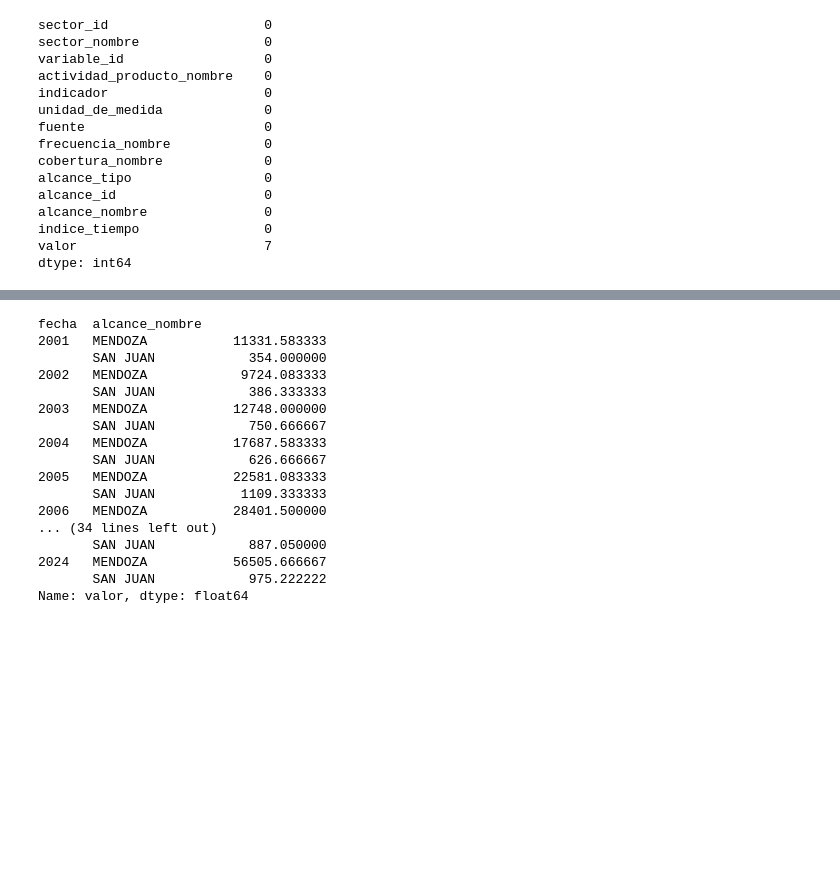
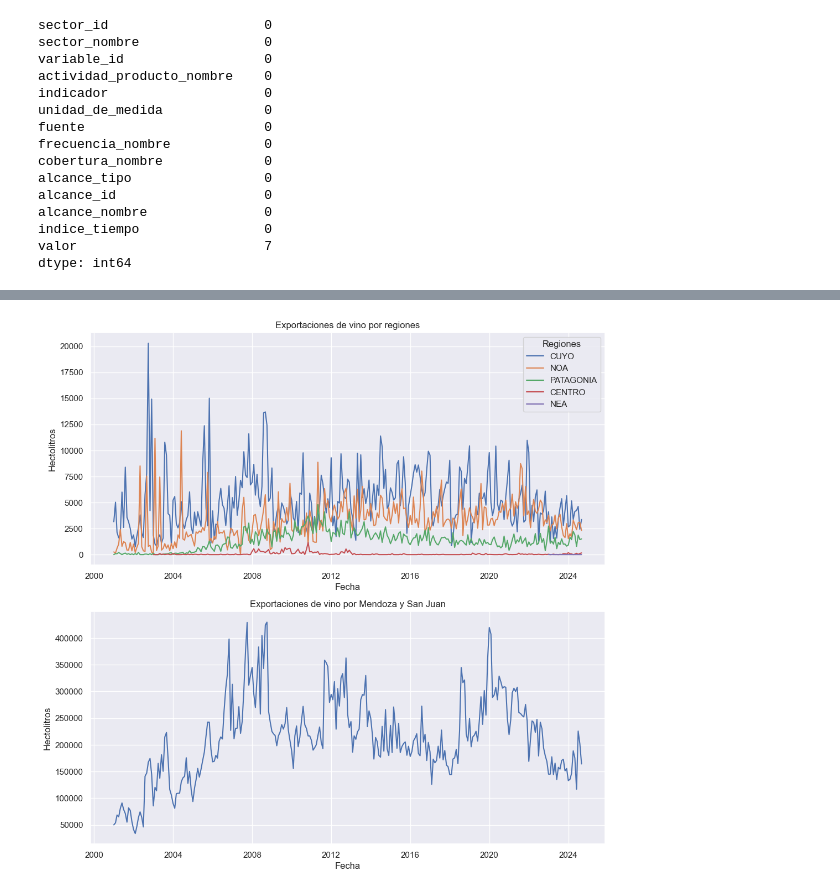
Before and after one commit to nicocorddoba/vitivinicultura-analisis, a Jupyter notebook: main.ipynb, the cells around one changed output, grey strips where cells are left out. Saved outputs shown, nothing was run; the diff lists cells and outputs as text; code cells hidden in the pictures; blank space fills up the shorter version.

```diff
--- a/main.ipynb
+++ b/main.ipynb
@@ -165,20 +152,0 @@ df_exp_md_lst = [df_exp_md_mend_sanjuan, df_exp_md_others]
-# %%
-df_exp_md_mend_sanjuan.groupby([df_exp_md_mend_sanjuan.fecha.dt.year, df_exp_md_mend_sanjuan.alcance_nombre])['valor'].mean()
-# %% [output]
-fecha  alcance_nombre
-2001   MENDOZA           11331.583333
-       SAN JUAN            354.000000
-2002   MENDOZA            9724.083333
-       SAN JUAN            386.333333
-2003   MENDOZA           12748.000000
-       SAN JUAN            750.666667
-2004   MENDOZA           17687.583333
-       SAN JUAN            626.666667
-2005   MENDOZA           22581.083333
-       SAN JUAN           1109.333333
-2006   MENDOZA           28401.500000
-... (34 lines left out)
-       SAN JUAN            887.050000
-2024   MENDOZA           56505.666667
-       SAN JUAN            975.222222
-Name: valor, dtype: float64
@@ -184,0 +159,24 @@ Name: valor, dtype: float64
+# %%
+def region_plot(data, title, y_label):
+    data_regiones = data[data['region']!='MENDOZA-SANJUAN']
+    data_men_sj = data.drop(data_regiones.index)
+    serie_regiones = data_regiones.groupby(['fecha', 'region'])['valor'].sum()
+    fecha_regiones = serie_regiones.index.get_level_values(0)
+    regiones = serie_regiones.index.get_level_values(1)
+    serie_men_sj = data_men_sj.groupby('fecha')['valor'].sum()
+    fecha_men_sj = serie_men_sj.index
+    fig, (ax1, ax2) = plt.subplots(2, figsize=(12,12))
+    sns.lineplot(x=fecha_regiones, y=serie_regiones, hue=regiones, ax=ax1)
+    sns.lineplot(x=fecha_men_sj, y=serie_men_sj, legend=False, ax=ax2)
+    ax1.legend(title='Regiones')
+    ax1.set_title(f'{title} regiones')
+    ax1.set_xlabel('Fecha')
+    ax1.set_ylabel(y_label)
+    ax2.set_title(f'{title} Mendoza y San Juan')
+    ax2.set_xlabel('Fecha')
+    ax2.set_ylabel(y_label)
+    plt.show()
+# %%
+region_plot(df_exp_hl, 'Exportaciones de vino por', 'Hectolitros')
+# %% [output]
+[figure, added]
```
Also changed, not shown: parts of 33 cells of this notebook.
